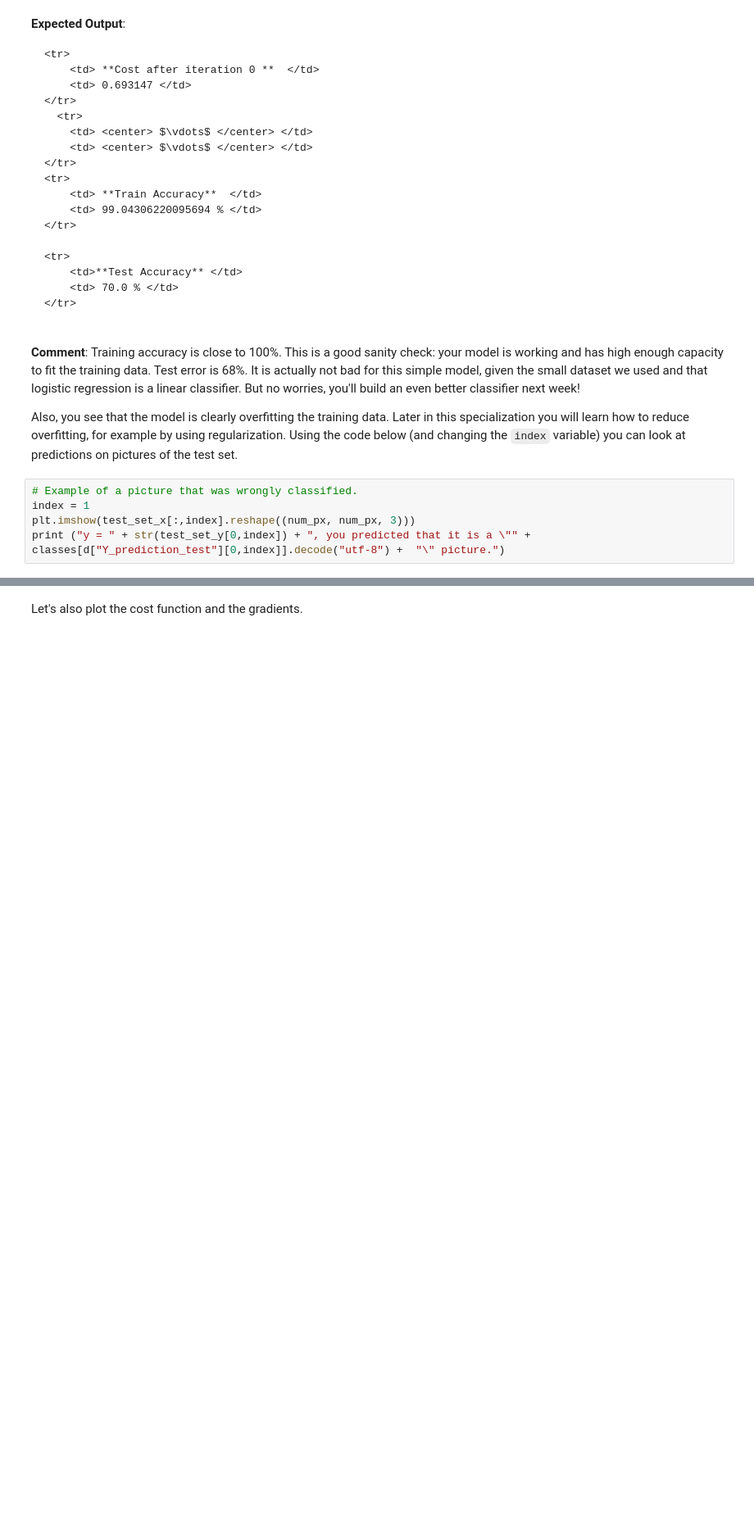
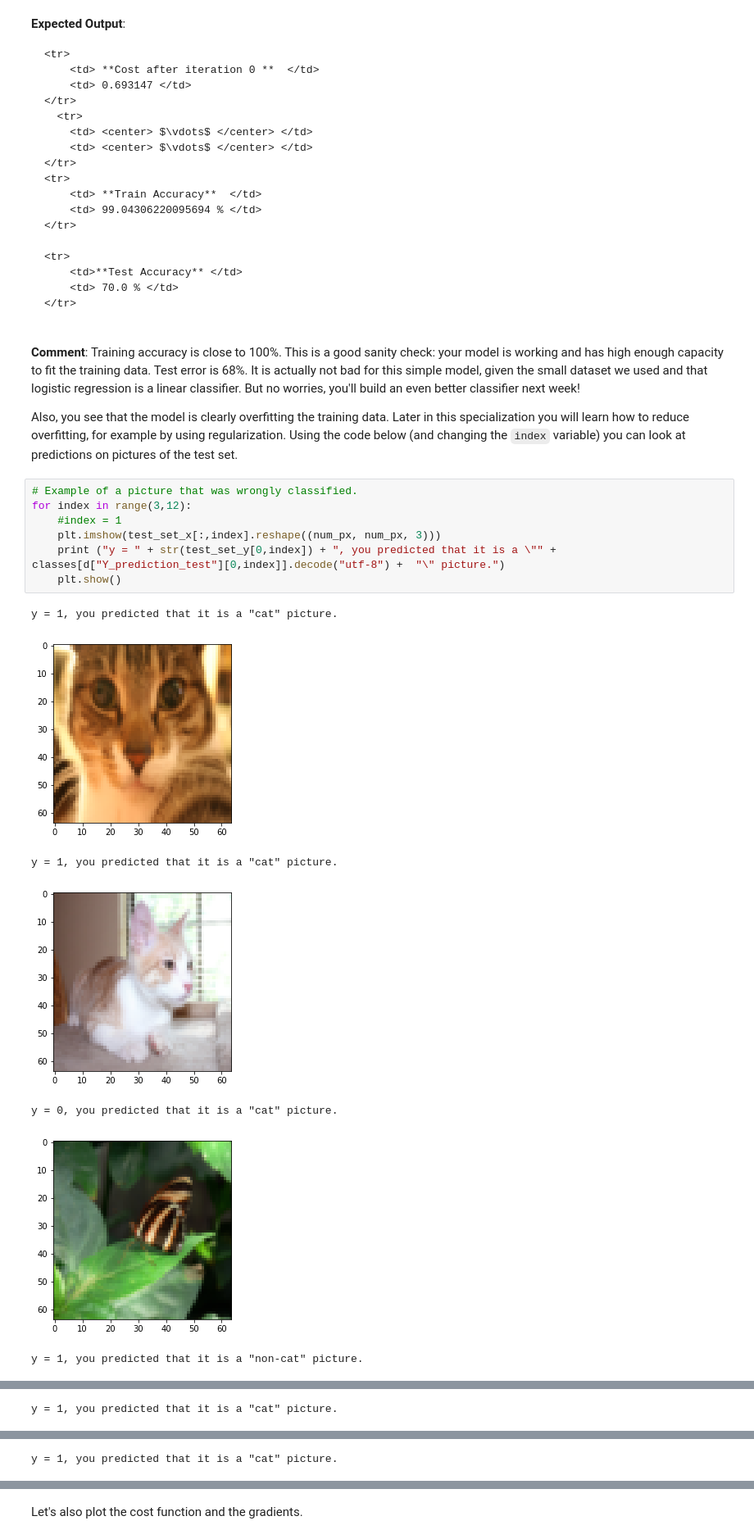
Before and after one commit to georgezoto/Neural-Networks-and-Deep-Learning, a Jupyter notebook: Logistic Regression as a Neural Network/Logistic_Regression_with_a_Neural_Network_mindset.ipynb, the cells around one changed output, grey strips where cells are left out. Shown at 82% size. Drawn from its saved outputs; the diff is of its cells as text; blank space fills up the shorter version.

```diff
--- a/Logistic Regression as a Neural Network/Logistic_Regression_with_a_Neural_Network_mindset.ipynb
+++ b/Logistic Regression as a Neural Network/Logistic_Regression_with_a_Neural_Network_mindset.ipynb
@@ -682,6 +883,16 @@ d = model(train_set_x, train_set_y, test_set_x, test_set_y, num_iterations = 200
 Also, you see that the model is clearly overfitting the training data. Later in this specialization you will learn how to reduce overfitting, for example by using regularization. Using the code below (and changing the `index` variable) you can look at predictions on pictures of the test set.
 # %%
 # Example of a picture that was wrongly classified.
-index = 1
-plt.imshow(test_set_x[:,index].reshape((num_px, num_px, 3)))
-print ("y = " + str(test_set_y[0,index]) + ", you predicted that it is a \"" + classes[d["Y_prediction_test"][0,index]].decode("utf-8") +  "\" picture.")
+for index in range(3,12):
+    #index = 1
+    plt.imshow(test_set_x[:,index].reshape((num_px, num_px, 3)))
+    print ("y = " + str(test_set_y[0,index]) + ", you predicted that it is a \"" + classes[d["Y_prediction_test"][0,index]].decode("utf-8") +  "\" picture.")
+    plt.show()
+# %% [output]
+y = 1, you predicted that it is a "cat" picture.
+[figure, added]
+y = 1, you predicted that it is a "cat" picture.
+[figure, added]
+y = 0, you predicted that it is a "cat" picture.
+[figure, added]
+y = 1, you predicted that it is a "non-cat" picture.
@@ -687,0 +900 @@ print ("y = " + str(test_set_y[0,index]) + ", you predicted that it is a \"" + c
+y = 1, you predicted that it is a "cat" picture.
@@ -687,0 +902 @@ print ("y = " + str(test_set_y[0,index]) + ", you predicted that it is a \"" + c
+y = 1, you predicted that it is a "cat" picture.
```
Also changed, not shown: parts of 39 cells of this notebook.
